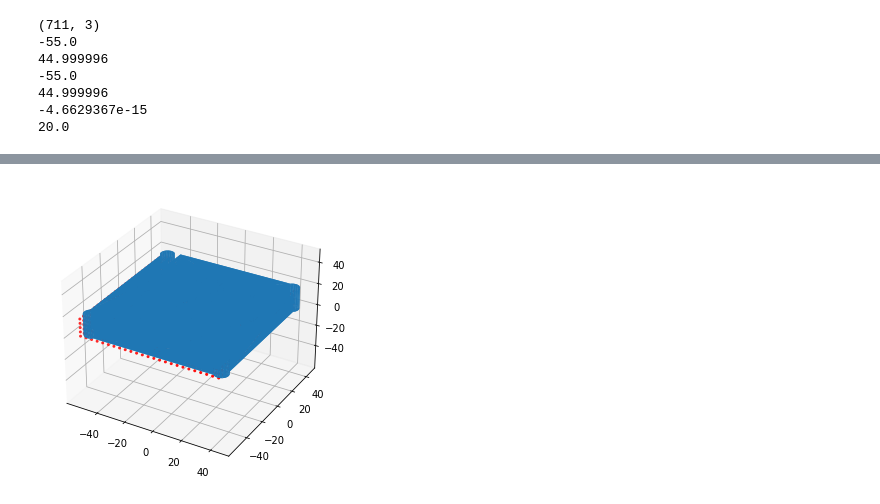
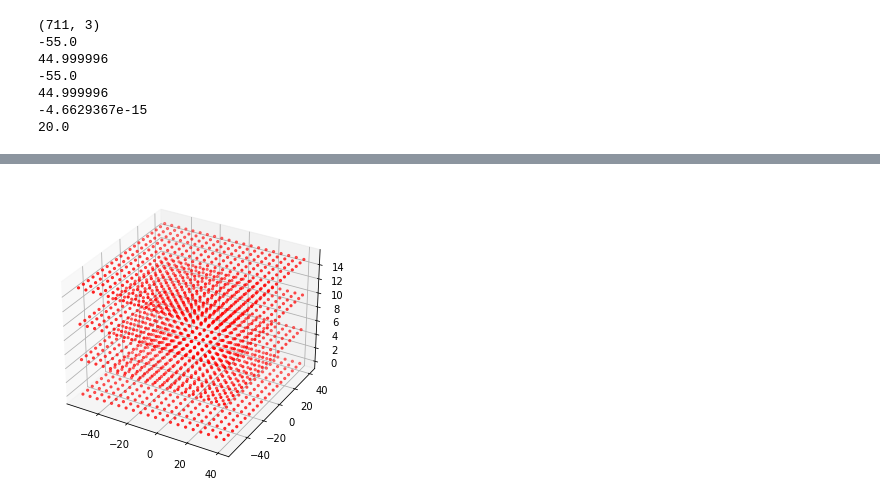
Before and after one commit to RileyYlagan/Wire-Routing-Optimization-Project, a Jupyter notebook: code/test.ipynb, the cells around one changed output, grey strips where cells are left out. Cells and saved outputs as stored; diff of their text form; code cells hidden in the pictures.

```diff
--- a/code/test.ipynb
+++ b/code/test.ipynb
@@ -157,7 +235,7 @@ print(maxz)
 xy = (maxx-minx)/(maxy-miny) # ratio between x and y distance
 xz = (maxx-minx)/(maxz-minz) # ratio between x and z distance
 yz = (maxy-miny)/(maxy-miny) # ratio between y and z distance
-SF = 1 # 1/SF resolution
+SF = 5 # 1/SF resolution
 xdim = int((maxx-minx)/SF)
 ydim = int((maxy-miny)/SF)
 zdim = int((maxz-minz)/SF)
@@ -178,11 +256,11 @@ x = grid.points[:,0]
 y = grid.points[:,1]
 z = grid.points[:,2]
 print(grid.points)
-a_file = open("test.txt", "w")
-for row in grid.points:
-    np.savetxt(a_file, [row])
+#a_file = open("test.txt", "w")
+#for row in grid.points:
+#    np.savetxt(a_file, [row])
 
-a_file.close()
+#a_file.close()
 
 print(grid.points)
 # %% [output]
@@ -207,13 +289,13 @@ print(grid.points)
 # %%
 figure = pyplot.figure()
 axes = mplot3d.Axes3D(figure)
 your_mesh = mesh.Mesh.from_file('../data/first_iteration.STL')
-axes.add_collection3d(mplot3d.art3d.Poly3DCollection(your_mesh.vectors))
+#axes.add_collection3d(mplot3d.art3d.Poly3DCollection(your_mesh.vectors))
 
 # Auto scale to the mesh size
 scale = your_mesh.points.flatten()
 axes.auto_scale_xyz(scale, scale, scale)
 axes.scatter(x,y,z,s=SF,color='red')
 pyplot.show()
 # %% [output]
-[figure, old version]
+[figure, new version]
```
Also changed, not shown: parts of 9 cells of this notebook, 10 other files.
